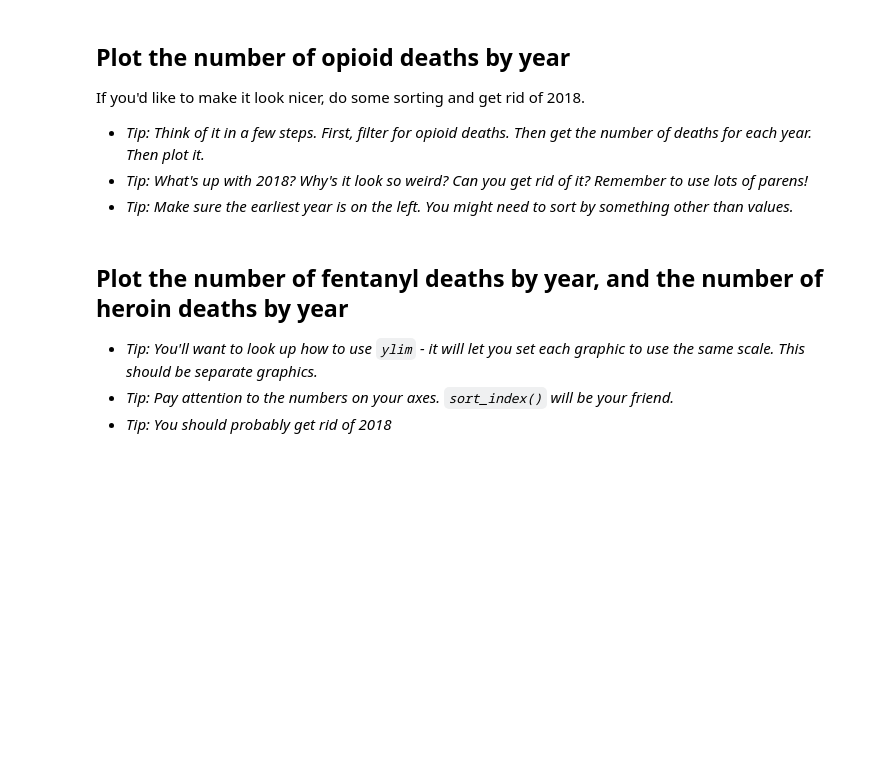
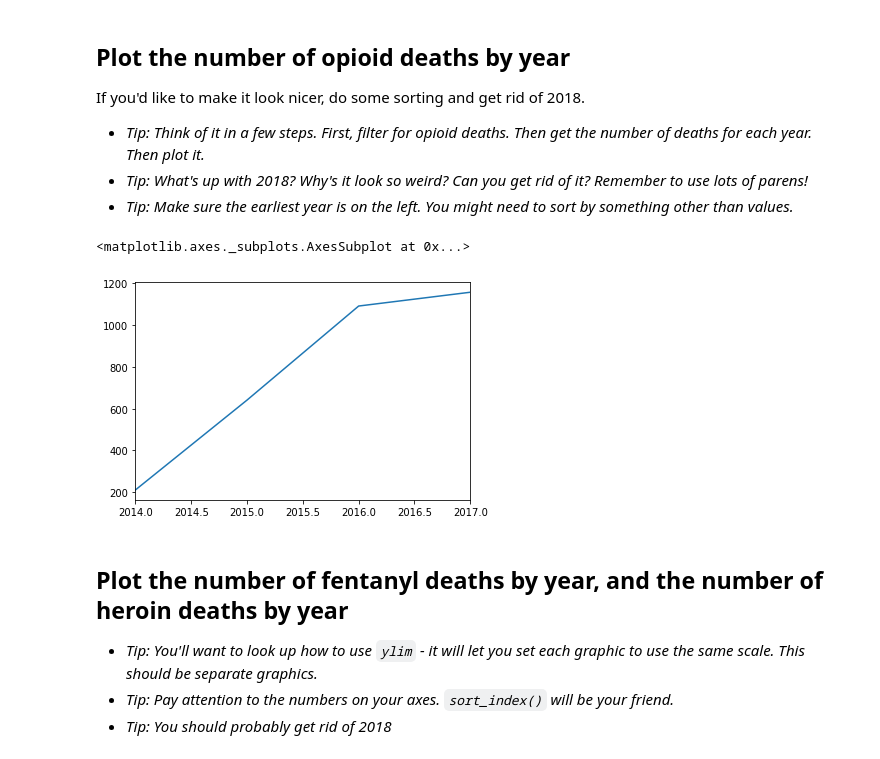
Before and after one commit to elenamlutz/foundations_homework, a Jupyter notebook: 07-homework/medical-examiner/Medical Examiner.ipynb, the cells around one changed output. Saved outputs shown, nothing was run; the diff lists cells and outputs as text; code cells hidden in the pictures; blank space fills up the shorter version.

```diff
--- a/07-homework/medical-examiner/Medical Examiner.ipynb
+++ b/07-homework/medical-examiner/Medical Examiner.ipynb
@@ -636,5 +669,7 @@ I heard fentanyl really surpassed heroin in the past few years. Let's see how th
 If you run `df['Date of Incident'].str.extract("(\d\d\d\d)", expand=False)`, it will pull out the year of each incident. **Store this in a new column called `year`.**
 
 (It's regular expression stuff. `\d\d\d\d` means "four numbers in a row", and `()` + `.str.extract` means "pull it out".)
+# %%
+df['year'] = df['Date_of_Incident'].str.extract("(\d\d\d\d)", expand=False)
 # %% [markdown]
 ### What is the datatype of the new `year` column?
@@ -643,5 +698,7 @@ If you run `df['Date of Incident'].str.extract("(\d\d\d\d)", expand=False)`, it
 
 - *Tip: This uses is your friend `.astype`*
 - *Tip: Make sure to save it back on top of itself!*
+# %%
+df['year'] = df.year.astype(int)
 # %% [markdown]
 ## Confirm the column is a number
@@ -656,3 +735,8 @@ If you'd like to make it look nicer, do some sorting and get rid of 2018.
+# %%
+df[(~df.Opioid_Related.isna()) & (df.year !=2018)].year.sort_values().value_counts().plot()
+# %% [output]
+<matplotlib.axes._subplots.AxesSubplot at 0x...>
+[figure, added]
 # %% [markdown]
 ## Plot the number of fentanyl deaths by year, and the number of heroin deaths by year
 
```
Also changed, not shown: parts of 19 cells of this notebook.
